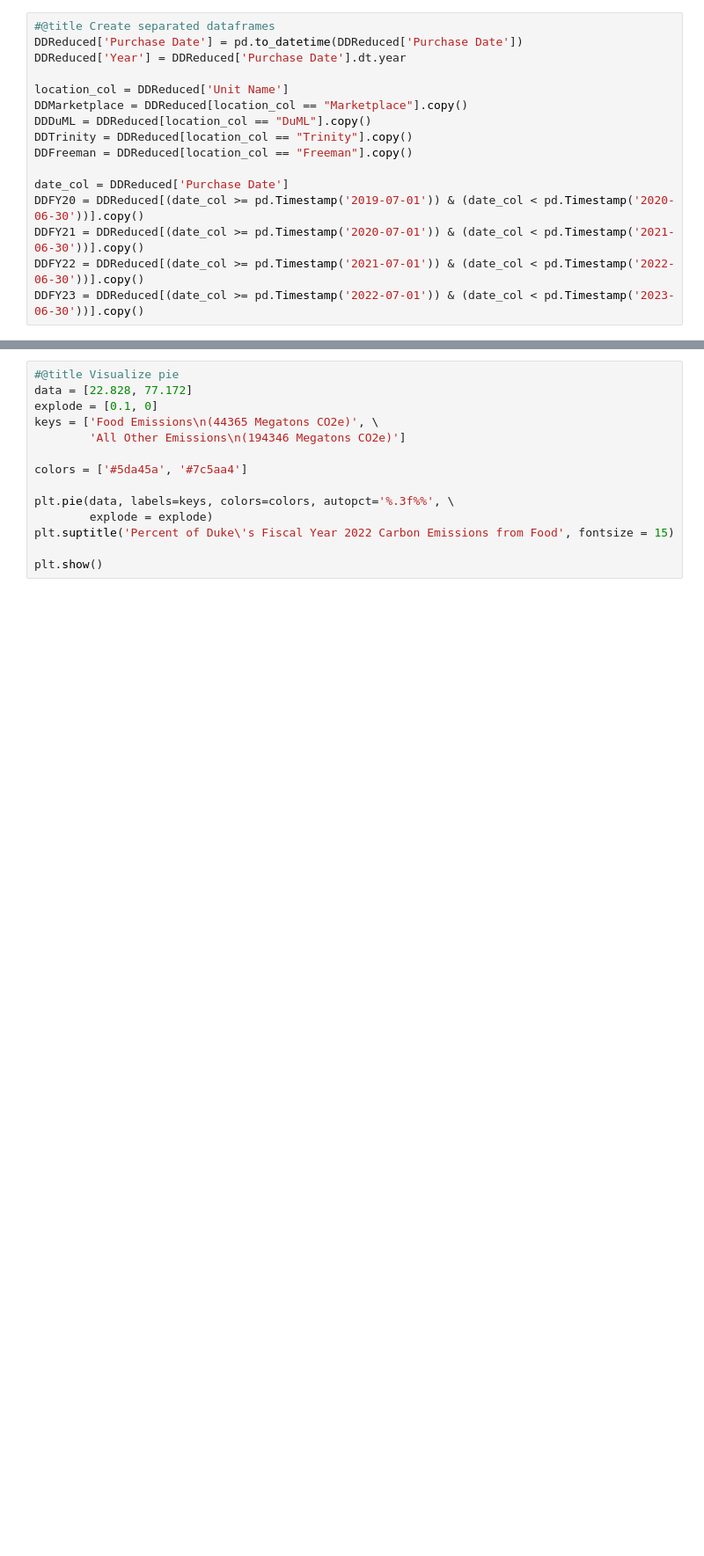
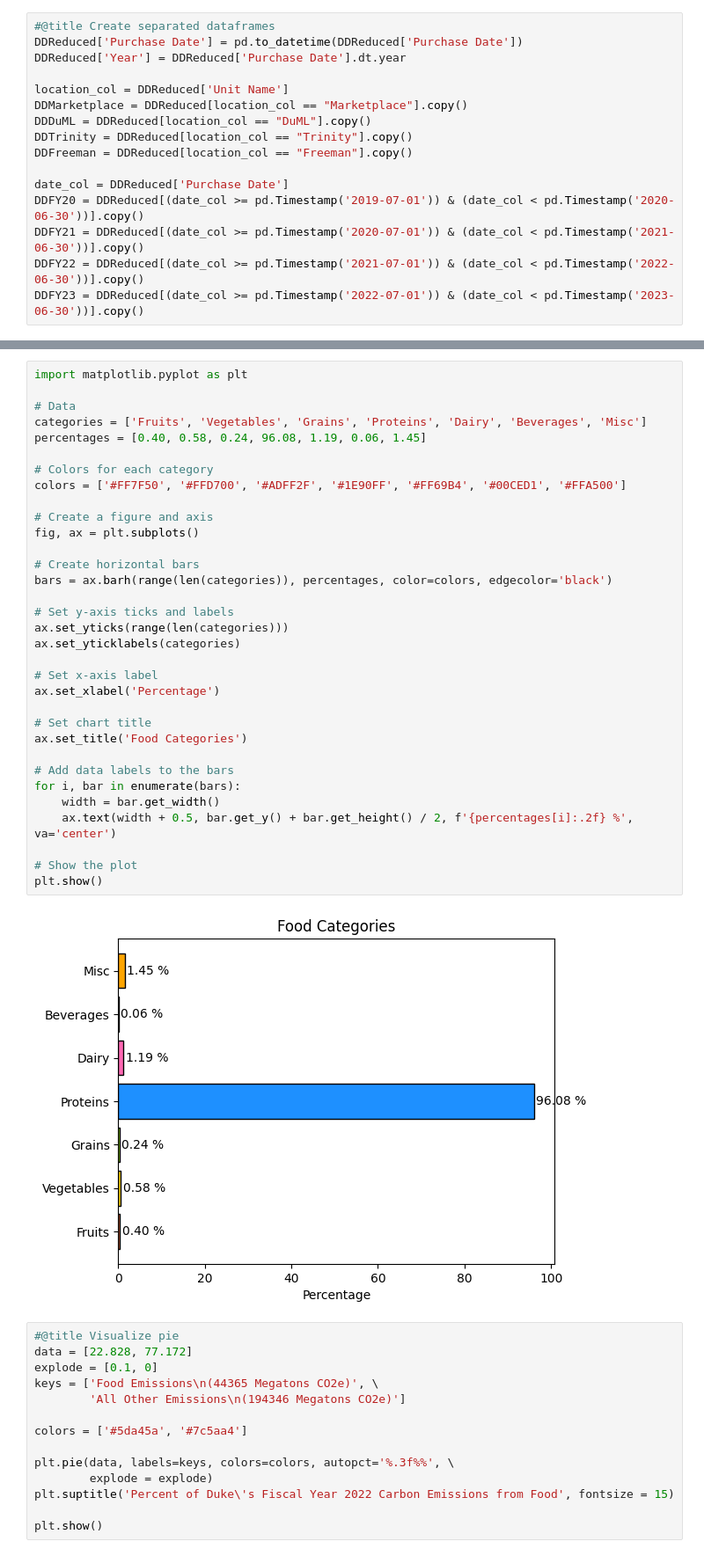
Before and after one commit to ethansong206/Climate-Plus-Project, a Jupyter notebook: DataCleaning.ipynb, the cells around one changed output, grey strips where cells are left out. Shown: that part at 88% size. Drawn from its saved outputs; the diff is of its cells as text; blank space fills up the shorter version.

```diff
--- a/DataCleaning.ipynb
+++ b/DataCleaning.ipynb
@@ -693,3 +769,38 @@ This would make the reported amount  57.40810787629189 % of the real total emiss
+# %%
+import matplotlib.pyplot as plt
+
+# Data
+categories = ['Fruits', 'Vegetables', 'Grains', 'Proteins', 'Dairy', 'Beverages', 'Misc']
+percentages = [0.40, 0.58, 0.24, 96.08, 1.19, 0.06, 1.45]
+
+# Colors for each category
+colors = ['#FF7F50', '#FFD700', '#ADFF2F', '#1E90FF', '#FF69B4', '#00CED1', '#FFA500']
+
+# Create a figure and axis
+fig, ax = plt.subplots()
+
+# Create horizontal bars
+bars = ax.barh(range(len(categories)), percentages, color=colors, edgecolor='black')
+
+# Set y-axis ticks and labels
+ax.set_yticks(range(len(categories)))
+ax.set_yticklabels(categories)
+
+# Set x-axis label
+ax.set_xlabel('Percentage')
+
+# Set chart title
+ax.set_title('Food Categories')
+
+# Add data labels to the bars
+for i, bar in enumerate(bars):
+    width = bar.get_width()
+    ax.text(width + 0.5, bar.get_y() + bar.get_height() / 2, f'{percentages[i]:.2f} %', va='center')
+
+# Show the plot
+plt.show()
+# %% [output]
+[figure, added]
 # %%
 #@title Visualize pie
 data = [22.828, 77.172]
```
Also changed, not shown: parts of 7 cells of this notebook.
